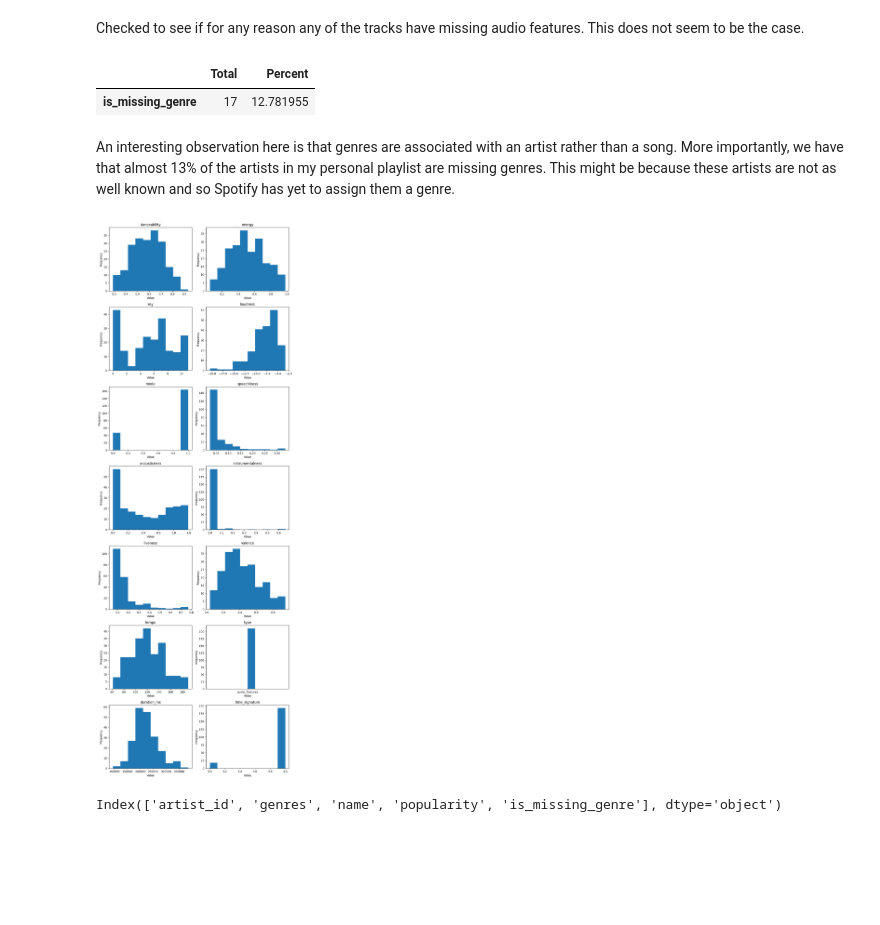
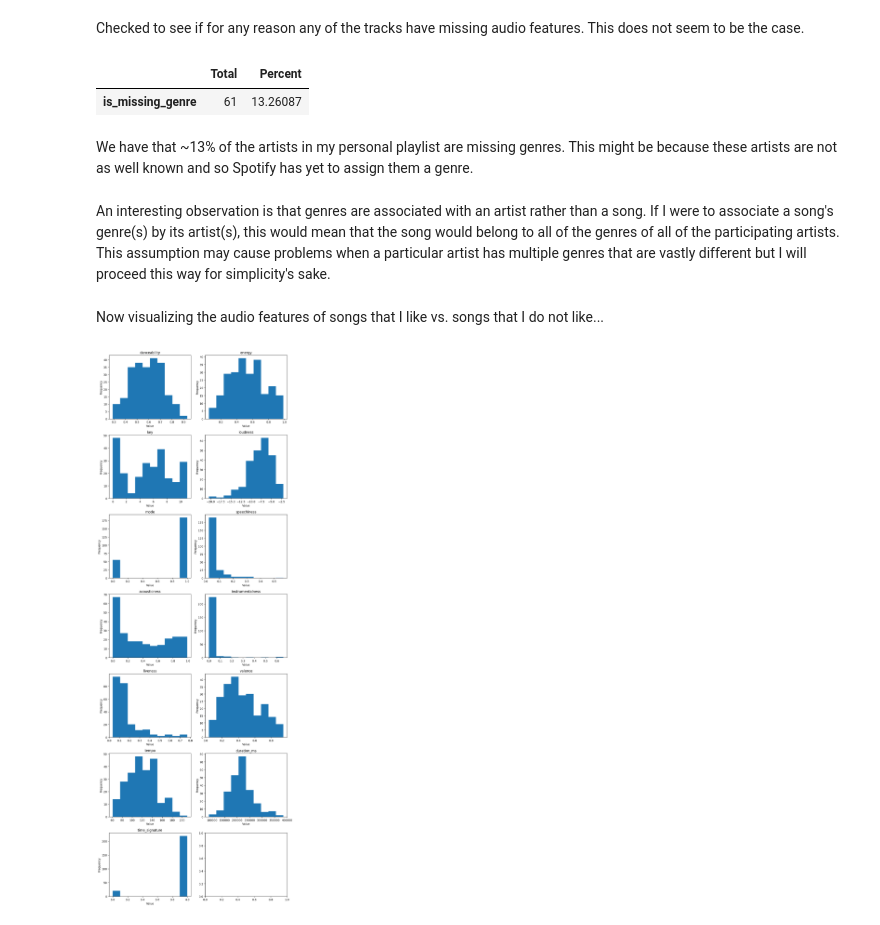
Before and after one commit to andychannery/Spotify, a Jupyter notebook: ml_models/exploratory_analysis.ipynb, the cells around one changed output. Drawn from its saved outputs; the diff is of its cells as text; code cells hidden in the pictures; blank space fills up the shorter version.

```diff
--- a/ml_models/exploratory_analysis.ipynb
+++ b/ml_models/exploratory_analysis.ipynb
@@ -80,17 +65,18 @@ missing_data_check(track_features)
 # %% [markdown]
 Checked to see if for any reason any of the tracks have missing audio features. This does not seem to be the case.
 # %%
-def missing_genres_check(df):
-    df = artist_features
-    df['is_missing_genre'] = df.genres.astype(bool)
-    total = df.is_missing_genre[df.is_missing_genre == False].count()
-    pct = (total / df.is_missing_genre.count()) * 100
+def missing_genres_check(dataframe):
+    dataframe['is_missing_genre'] = dataframe.genres.astype(bool)
+    total = dataframe.is_missing_genre[dataframe.is_missing_genre == False].count()
+    pct = (total / dataframe.is_missing_genre.count()) * 100
     result = pd.DataFrame({'Total':total, 'Percent':pct}, index=['is_missing_genre'])
     return result
 
 missing_genres_check(artist_features)
 # %% [output]
 |  | Total | Percent |
-| is_missing_genre | 17 | 12.781955 |
+| is_missing_genre | 61 | 13.26087 |
 # %% [markdown]
-An interesting observation here is that genres are associated with an artist rather than a song. More importantly, we have that almost 13% of the artists in my personal playlist are missing genres. This might be because these artists are not as well known and so Spotify has yet to assign them a genre.
+We have that ~13% of the artists in my personal playlist are missing genres. This might be because these artists are not as well known and so Spotify has yet to assign them a genre.
+# %% [markdown]
+An interesting observation is that genres are associated with an artist rather than a song. If I were to associate a song's genre(s) by its artist(s), this would mean that the song would belong to all of the genres of all of the participating artists. This assumption may cause problems when a particular artist has multiple genres that are vastly different but I will proceed this way for simplicity's sake.
@@ -97,33 +96,24 @@ An interesting observation here is that genres are associated with an artist rat
+# %%
+# Merge lists across columns
+def combine_lists(row):
+    combined_list = []
+    for col in row:
+        if len(col) > 0:
+            combined_list.extend(col)
+    return list(set(combined_list))
+
+# Combine genres columns
+df['genres'] = df[['genres1', 'genres2', 'genres3', 'genres4', 'genres5']].apply(combine_lists, axis=1)
+df = df.drop(columns=['genres1', 'genres2', 'genres3', 'genres4', 'genres5'])
+# %% [markdown]
+Now visualizing the audio features of songs that I like vs. songs that I do not like...
 # %%
 # TODO: data visualization on distribution of audio features
 # TODO: data visualization on distribution of genres
 
-features = track_features[['danceability', 'energy', 'key', 'loudness', 'mode', 'speechiness',
-       'acousticness', 'instrumentalness', 'liveness', 'valence', 'tempo',
-       'type', 'duration_ms', 'time_signature']].columns
-
-def plot_histograms(df, bins=10):
-    num_features = len(df)
-    num_rows = (num_features + 1) // 2
-    fig, ax = plt.subplots(nrows=num_rows, ncols=2, figsize=(10, 4 * num_rows))
-
-    ax = ax.flatten()
-
-    for i, feature in enumerate(features):
-        ax[i].hist(track_features[feature], bins=bins)
-        ax[i].set_title(feature)
-        ax[i].set_xlabel('Value')
-        ax[i].set_ylabel('Frequency')
-
-    plt.tight_layout()
-
-    plt.show()
+features = df[df.user_like == True][['danceability', 'energy', 'key', 'loudness', 'mode', 'speechiness',
+       'acousticness', 'instrumentalness', 'liveness', 'valence', 'tempo', 'duration_ms', 'time_signature']]
 
 plot_histograms(features)
 # %% [output]
-[figure, old version]
+[figure, new version]
-# %%
-features = artist_features[['genres']]
-# plot_histograms()
-# %% [output]
-Index(['artist_id', 'genres', 'name', 'popularity', 'is_missing_genre'], dtype='object')
```
Also changed, not shown: parts of 16 cells of this notebook, 2 other files.
